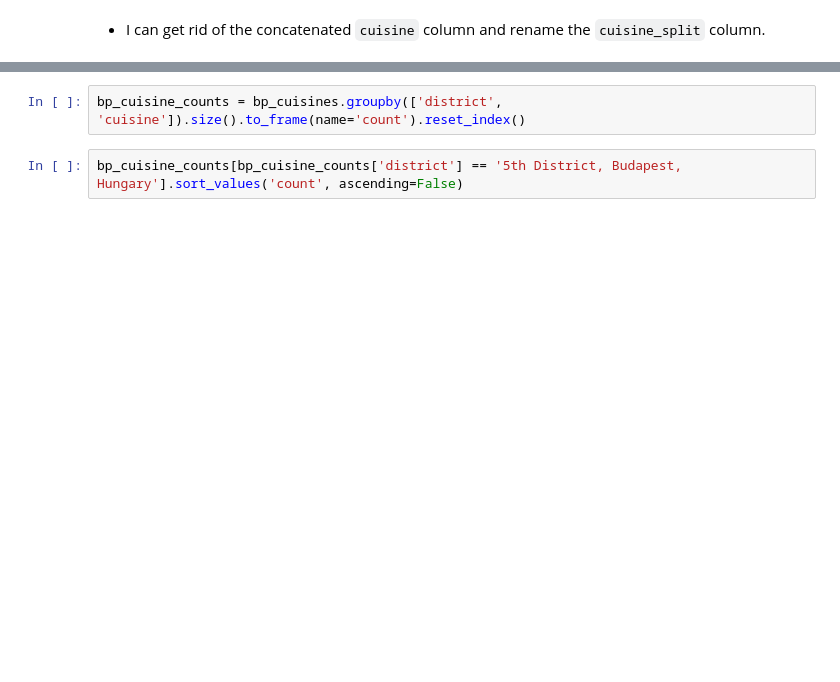
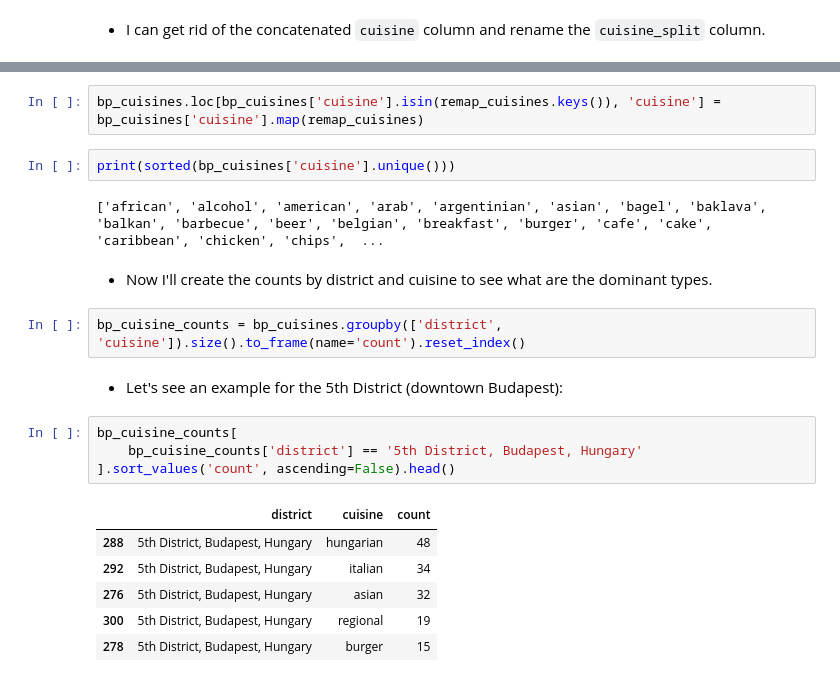
Before and after one commit to szigony/bp-district-restaurants, a Jupyter notebook: budapest-restaurants.ipynb, the cells around one changed output, grey strips where cells are left out. Saved outputs shown, nothing was run; the diff lists cells and outputs as text; blank space fills up the shorter version.

```diff
--- a/budapest-restaurants.ipynb
+++ b/budapest-restaurants.ipynb
@@ -120,4 +154,23 @@ There are 1436 different restaurants in the dataset that serve 1854 cuisines alt
+# %%
+bp_cuisines.loc[bp_cuisines['cuisine'].isin(remap_cuisines.keys()), 'cuisine'] = bp_cuisines['cuisine'].map(remap_cuisines)
+# %%
+print(sorted(bp_cuisines['cuisine'].unique()))
+# %% [output]
+['african', 'alcohol', 'american', 'arab', 'argentinian', 'asian', 'bagel', 'baklava', 'balkan', 'barbecue', 'beer', 'belgian', 'breakfast', 'burger', 'cafe', 'cake', 'caribbean', 'chicken', 'chips',  ...
+# %% [markdown]
+* Now I'll create the counts by district and cuisine to see what are the dominant types.
 # %%
 bp_cuisine_counts = bp_cuisines.groupby(['district', 'cuisine']).size().to_frame(name='count').reset_index()
+# %% [markdown]
+* Let's see an example for the 5th District (downtown Budapest):
 # %%
-bp_cuisine_counts[bp_cuisine_counts['district'] == '5th District, Budapest, Hungary'].sort_values('count', ascending=False)
+bp_cuisine_counts[
+    bp_cuisine_counts['district'] == '5th District, Budapest, Hungary'
+].sort_values('count', ascending=False).head()
+# %% [output]
+|  | district | cuisine | count |
+| 288 | 5th District, Budapest, Hungary | hungarian | 48 |
+| 292 | 5th District, Budapest, Hungary | italian | 34 |
+| 276 | 5th District, Budapest, Hungary | asian | 32 |
+| 300 | 5th District, Budapest, Hungary | regional | 19 |
+| 278 | 5th District, Budapest, Hungary | burger | 15 |
```
Also changed, not shown: parts of 29 cells of this notebook, 2 other files.
